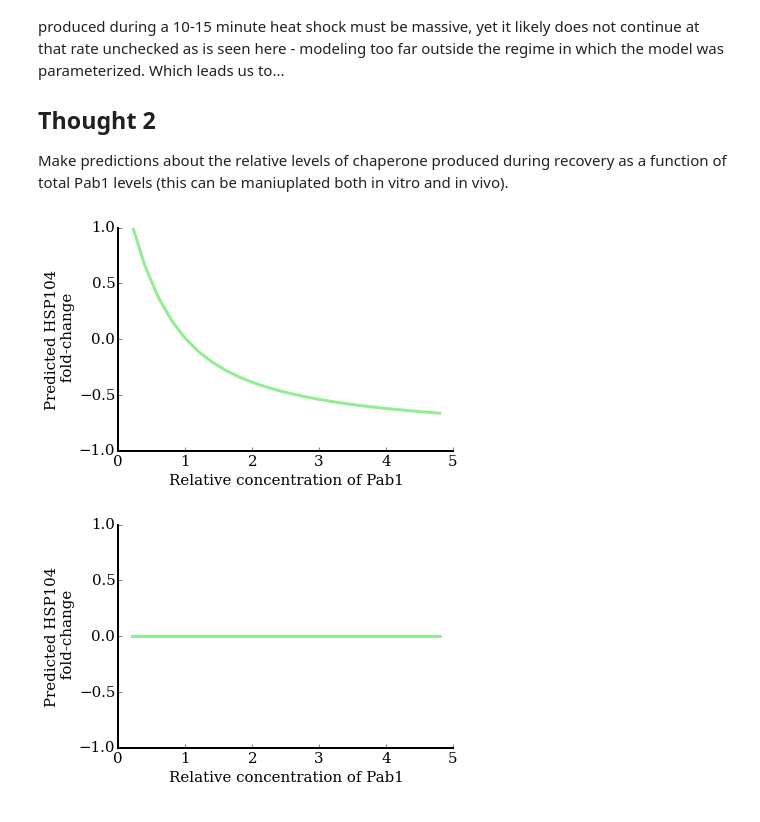
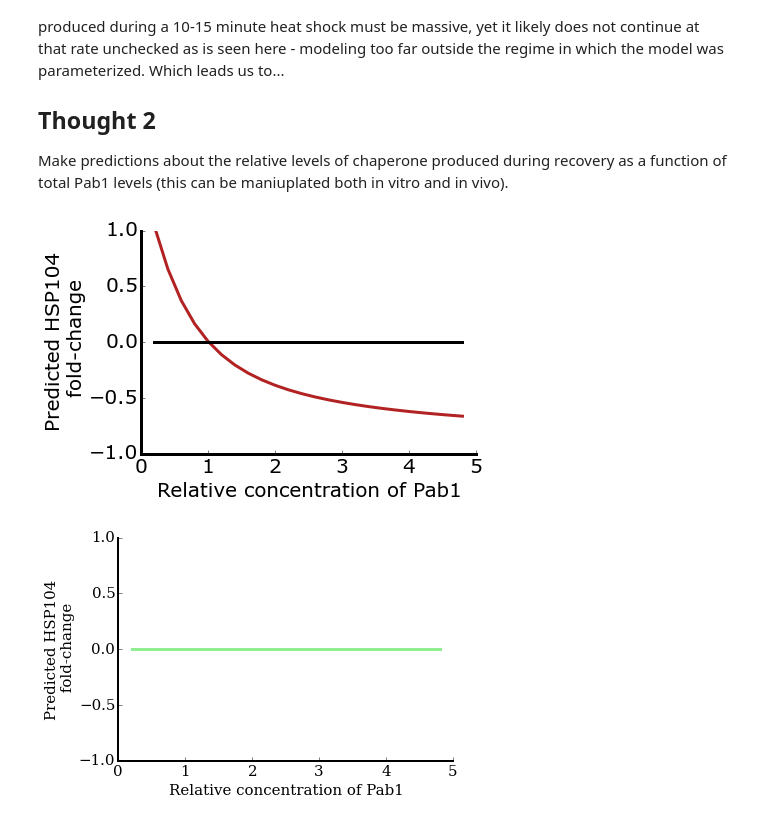
Before and after one commit to haneulyoo/agg_simv2, a Jupyter notebook: chaperone-production-generalized.ipynb, the cells around one changed output. Cells and saved outputs as stored; diff of their text form; code cells hidden in the pictures.

Commit message:
even more figures

```diff
--- a/chaperone-production-generalized.ipynb
+++ b/chaperone-production-generalized.ipynb
@@ -211,10 +212,10 @@ def mRNAdecay(z, t, T):
 ## Approach 1
 An attempt to delineate between two hypotheses. The simplest explanation for the decrease in chaperone levels over time during recovery could be that these transcripts (marked by short, A-rich 5' UTRS) are degraded more rapidly during recovery than other transcripts. Barring any data on this phenomenon (see Castells-Roca 2011?), we can adjust parameters of the model (assuming no Pab1 binding) to mimic the experimental data as well.
 # %%
-mpl.rcParams['axes.linewidth'] = 2.0
-mpl.rcParams['font.family'] = 'serif'
+mpl.rcParams['axes.linewidth'] = 3.0
+mpl.rcParams['font.family'] = 'sans-serif'
 mpl.rcParams['font.weight'] = 'light'
-mpl.rcParams['font.size'] = 15
+mpl.rcParams['font.size'] = 25
 # %%
 time_vec = [.1, 10., 180.]
 temp_vec = [317, 317, 303]
@@ -268,28 +269,40 @@ Make predictions about the relative levels of chaperone produced during recovery
 # %%
 time_vec = [1., 10., 60.]
 temp_vec = [317, 317, 303]
 
 for i in xrange(20000, 500000, 20000):
     if i == 20000:
         zinit = np.array([i, 0, total_HSP104, 5, 0, 12200, 0])
         x = run_simulation(Pabreg, zinit, temp_vec, time_vec, 0.01)
-        data = np.concatenate(([i], x[0][-1]))
+        data1 = np.concatenate(([i], x[0][-1]))
     else:
         zinit = np.array([i, 0, total_HSP104, 5, 0, 12200, 0])
         x = run_simulation(Pabreg, zinit, temp_vec, time_vec, 0.01)
         xdata = np.concatenate(([i], x[0][-1]))
-        data = np.vstack((xdata, data))
+        data1 = np.vstack((xdata, data1))
+
+for i in xrange(20000, 500000, 20000):
+    if i == 20000:
+        zinit = np.array([i, 0, total_HSP104, 5, 0, 12200, 0])
+        x = run_simulation(mRNAdecay, zinit, temp_vec, time_vec, 0.01)
+        data2 = np.concatenate(([i], x[0][-1]))
+    else:
+        zinit = np.array([i, 0, total_HSP104, 5, 0, 12200, 0])
+        x = run_simulation(mRNAdecay, zinit, temp_vec, time_vec, 0.01)
+        xdata = np.concatenate(([i], x[0][-1]))
+        data2 = np.vstack((xdata, data2))
 
 fig, ax = plt.subplots(figsize = (6, 4))
-ax.plot(data[:, 0]/100000., data[:, 3]/100000. - 1, c = "lightgreen", linewidth=3)
+ax.plot(data1[:, 0]/100000., data1[:, 3]/100000. - 1, c = "firebrick", linewidth=3)
+ax.plot(data2[:, 0]/100000, data2[:, 3]/113761.91140299 - 1, c = "k", linewidth=3)
 ax.set_xlabel("Relative concentration of Pab1")
 ax.set_ylabel("Predicted HSP104 \n fold-change")
 ax.set_ylim(-1, 1)
 #ax.set_title("Pab1 Regulation Model", fontsize=15)
 simpleaxis(ax)
 plt.savefig("chap-level-prediction.pdf", dpi=200)
 # %% [output]
-[figure, old version]
+[figure, new version]
 # %%
 time_vec = [1., 10., 60.]
 temp_vec = [317, 317, 303]
```
Also changed, not shown: parts of 4 cells of this notebook, 1 other file.
